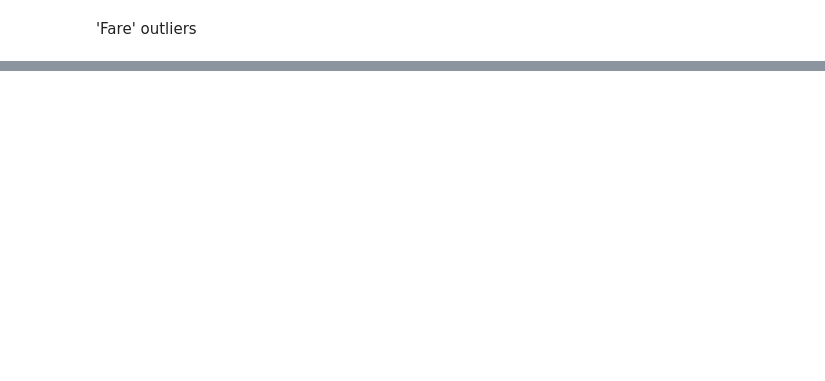
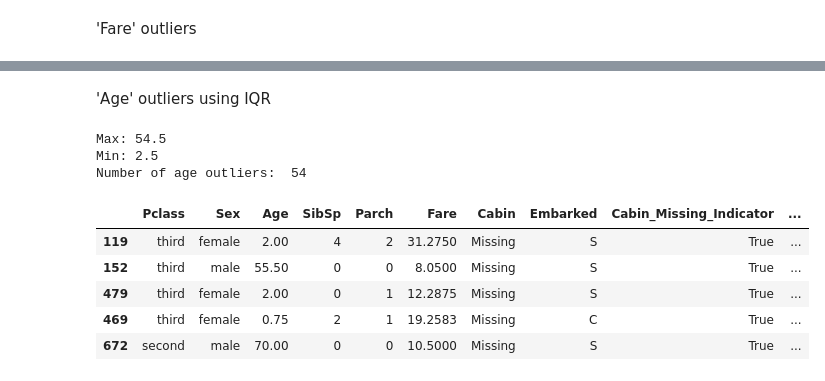
Before and after one commit to mehrab-abir/ai-ml, a Jupyter notebook: Machine Learning/Applied Machine Learning/Feature Engineering/titanic_dataset_fe.ipynb, the cells around one changed output, grey strips where cells are left out. Cells and saved outputs as stored; diff of their text form; code cells hidden in the pictures; blank space fills up the shorter version.

```diff
--- a/Machine Learning/Applied Machine Learning/Feature Engineering/titanic_dataset_fe.ipynb
+++ b/Machine Learning/Applied Machine Learning/Feature Engineering/titanic_dataset_fe.ipynb
@@ -320,0 +325,26 @@ Number of outlier fare: 17
+# %% [markdown]
+'Age' outliers using IQR<br>
+# %%
+age_q1 = x_train['Age'].quantile(0.25)
+age_q3 = x_train['Age'].quantile(0.75)
+
+age_iqr = age_q3 - age_q1
+
+max_range = age_q3 + (1.5 * age_iqr)
+min_range = age_q1 - (1.5 * age_iqr)
+
+print(f"Max: {max_range}\nMin: {min_range}")
+
+age_outliers = x_train[(x_train['Age']<min_range) | (x_train['Age'] > max_range)]
+print("Number of age outliers: ",len(age_outliers))
+display(age_outliers.sample(5))
+# %% [output]
+Max: 54.5
+Min: 2.5
+Number of age outliers:  54
+|  | Pclass | Sex | Age | SibSp | Parch | Fare | Cabin | Embarked | Cabin_Missing_Indicator | ... |
+| 119 | third | female | 2.00 | 4 | 2 | 31.2750 | Missing | S | True | ... |
+| 152 | third | male | 55.50 | 0 | 0 | 8.0500 | Missing | S | True | ... |
+| 479 | third | female | 2.00 | 0 | 1 | 12.2875 | Missing | S | True | ... |
+| 469 | third | female | 0.75 | 2 | 1 | 19.2583 | Missing | C | True | ... |
+| 672 | second | male | 70.00 | 0 | 0 | 10.5000 | Missing | S | True | ... |
```
Also changed, not shown: parts of 12 cells of this notebook.
